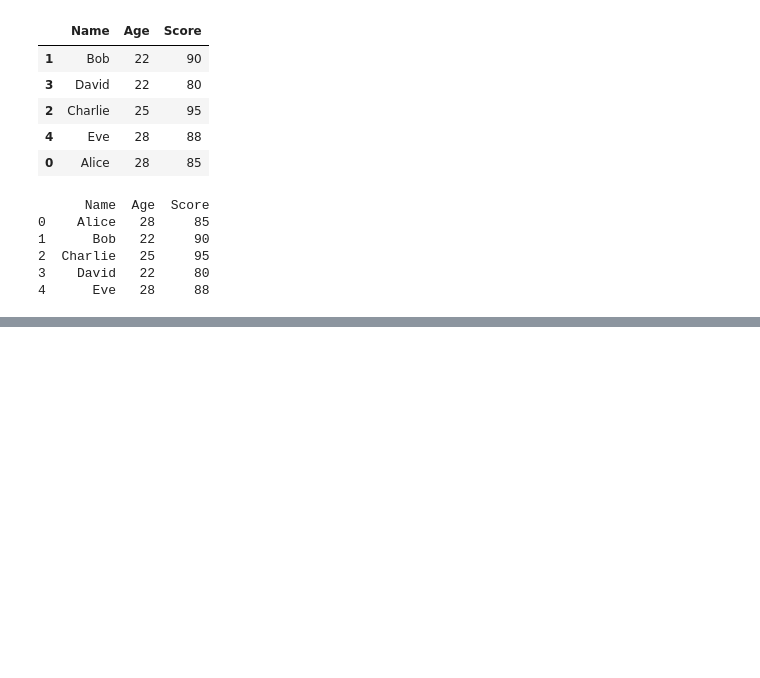
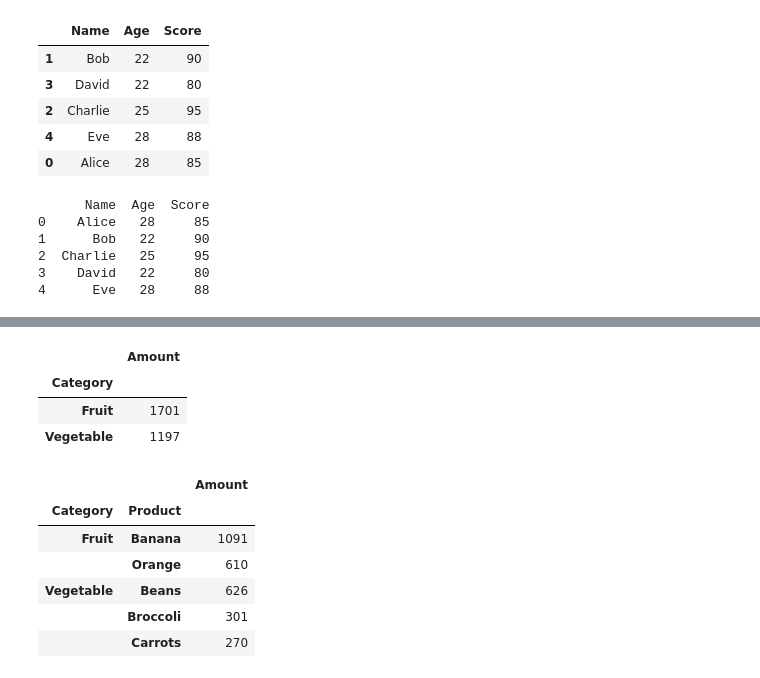
Before and after one commit to Muhammad-Umair-0/Machine-Learning, a Jupyter notebook: Pandas/pandas_DataFrame.ipynb, the cells around one changed output, grey strips where cells are left out. Saved outputs shown, nothing was run; the diff lists cells and outputs as text; code cells hidden in the pictures; blank space fills up the shorter version.

```diff
--- a/Pandas/pandas_slicing.ipynb
+++ b/Pandas/pandas_DataFrame.ipynb
@@ -471,0 +509,26 @@ print(sorted_df)
+# %%
+# : Get the Total Sales of Each Categor
+# sales category-wise aggfunc = 'sum'
+pivot = df.pivot_table(index=['Category'],
+                       values=['Amount'],
+                       aggfunc='sum')
+pivot
+# %% [output]
+|  | Amount |
+| Category |  |
+| Fruit | 1701 |
+| Vegetable | 1197 |
+# %%
+# Get Total Sales by Category and Product Both
+pivot = df.pivot_table(index=['Category', 'Product'],
+                       values=['Amount'],
+                       aggfunc='sum')
+pivot
+# %% [output]
+|  |  | Amount |
+| Category | Product |  |
+| Fruit | Banana | 1091 |
+|  | Orange | 610 |
+| Vegetable | Beans | 626 |
+|  | Broccoli | 301 |
+|  | Carrots | 270 |
```
Also changed, not shown: parts of 5 cells of this notebook.
